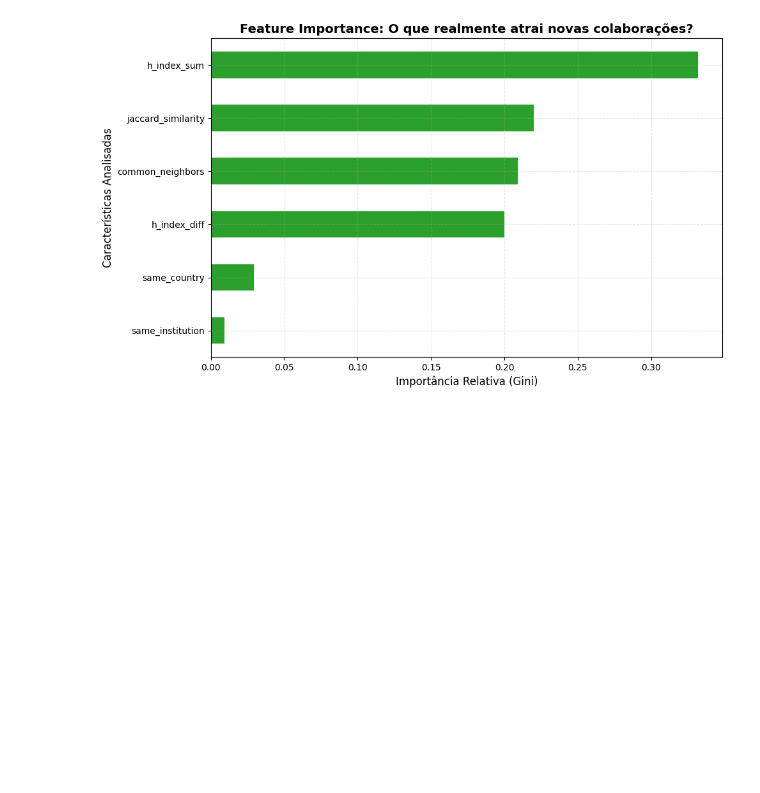
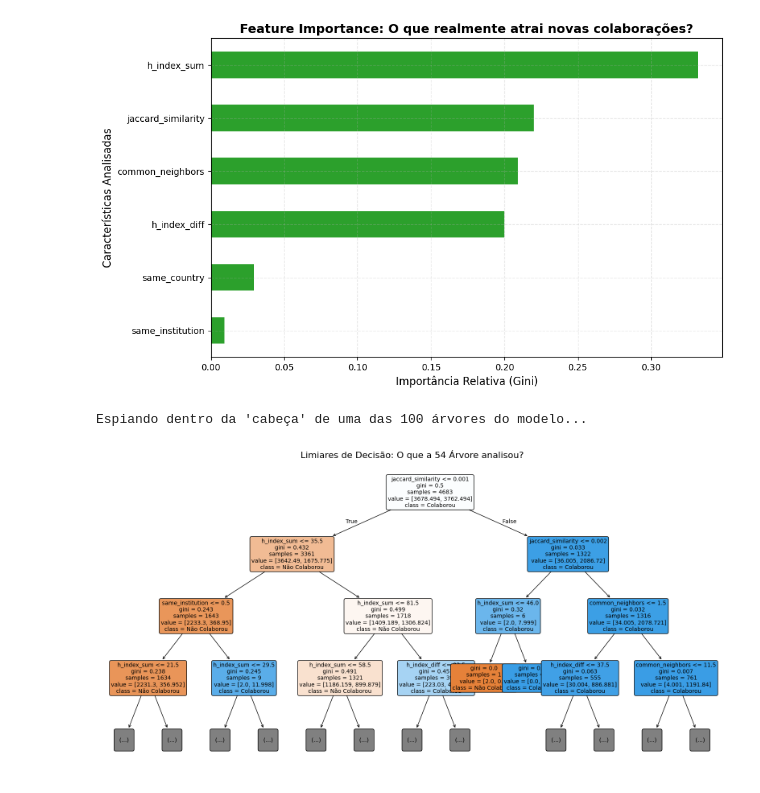
Before and after one commit to BSBContreras/link-prediction, a Jupyter notebook: link_prediction_analyzsis_database_v2.ipynb, the cells around one changed output. Cells and saved outputs as stored; diff of their text form; code cells hidden in the pictures; blank space fills up the shorter version.

```diff
--- a/link_prediction_analyzsis_database_v2.ipynb
+++ b/link_prediction_analyzsis_database_v2.ipynb
@@ -301,3 +301,27 @@ Não Colaborou (0)       0.79      0.83      0.81       931
      weighted avg       0.81      0.81      0.81      1861
 [figure]
 [figure]
+# %%
+from sklearn.tree import plot_tree
+
+print("Espiando dentro da 'cabeça' de uma das 100 árvores do modelo...")
+
+# Pegamos a primeira árvore da nossa floresta
+random_tree_index = random.randint(0, 99)
+uma_arvore = clf.estimators_[random_tree_index]
+
+plt.figure(figsize=(20, 10))
+# Desenhamos a árvore (limitamos a max_depth=3 para o gráfico não ficar gigante e ilegível)
+plot_tree(uma_arvore,
+          feature_names=X.columns,
+          class_names=['Não Colaborou', 'Colaborou'],
+          filled=True,
+          max_depth=3,
+          rounded=True,
+          fontsize=10)
+
+plt.title(f'Limiares de Decisão: O que a {random_tree_index+1} Árvore analisou?', fontsize=16)
+plt.show()
+# %% [output]
+Espiando dentro da 'cabeça' de uma das 100 árvores do modelo...
+[figure, added]
```
Also changed, not shown: parts of 2 cells of this notebook, 1 other file.
